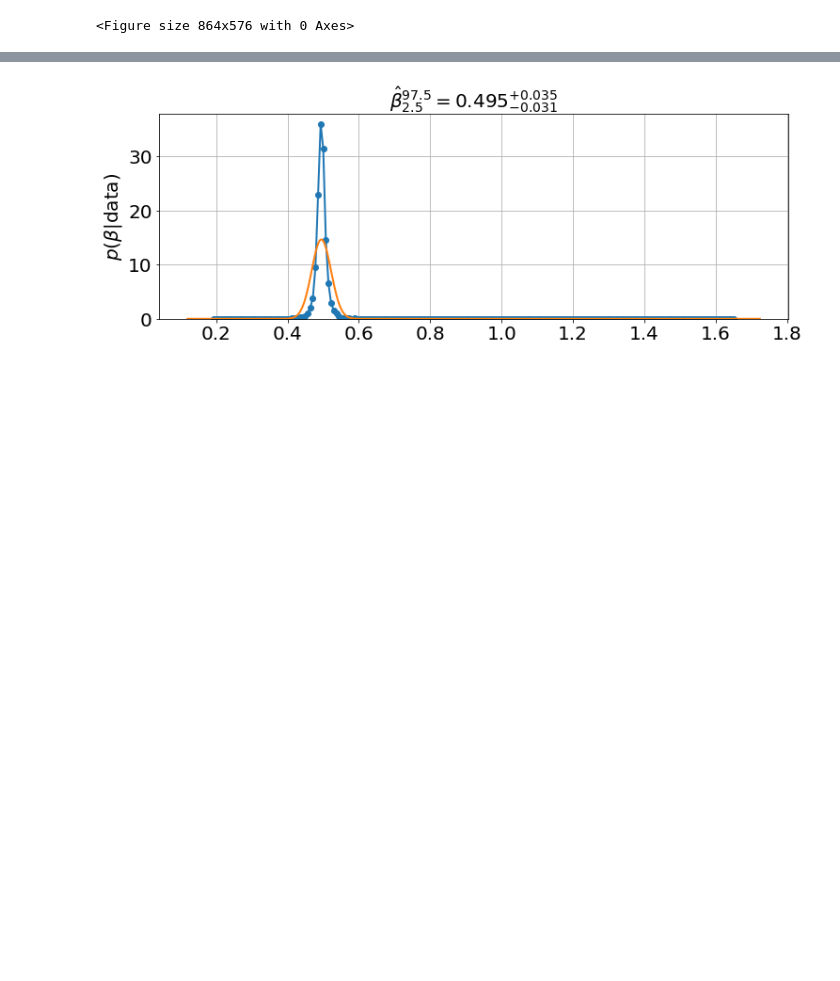
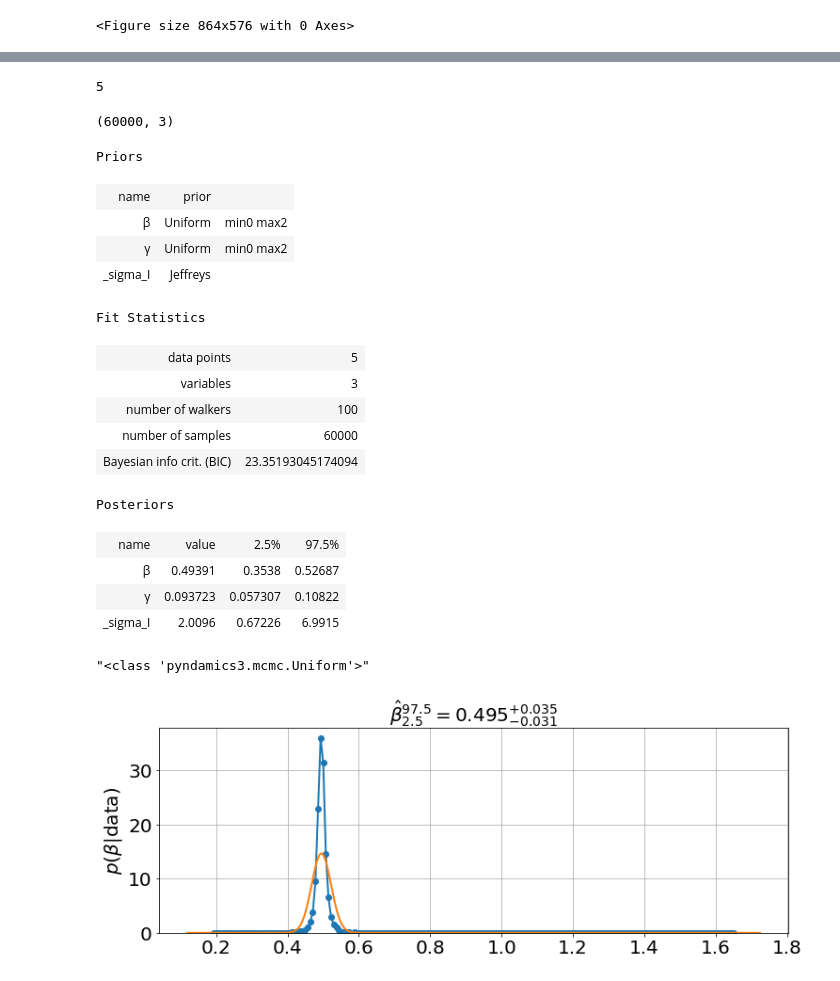
Before and after one commit to bblais/Computer-Programming-for-the-Sciences-Spring-2021, a Jupyter notebook: 2021-04-28 - Fitting SIR Model.ipynb, the cells around one changed output, grey strips where cells are left out. Saved outputs shown, nothing was run; the diff lists cells and outputs as text; code cells hidden in the pictures; blank space fills up the shorter version.

```diff
--- a/2021-04-28 - Fitting SIR Model.ipynb
+++ b/2021-04-28 - Fitting SIR Model.ipynb
@@ -63,0 +64,11 @@ Done.
+# %%
+def dicttable(D):
+    buf=[]
+    add=buf.append
+    add('<table>')
+
+    for key in D:
+        add('<tr><td><b>%s</b></td><td>%s</td></tr>' % (key,D[key]))
+
+    add('</table>')
+    return '\n'.join(buf)
@@ -63,0 +164,27 @@ Done.
+# %%
+sum([len(c.data['value']) for c in model.sim.components if c.data])
+# %% [output]
+5
+# %%
+model.samples.shape
+# %% [output]
+(60000, 3)
+# %%
+HTML(summary(model))
+# %% [output]
+Priors
+| name | prior |  |
+| β | Uniform | min0 max2 |
+| γ | Uniform | min0 max2 |
+| _sigma_I | Jeffreys |  |
+Fit Statistics
+| data points | 5 |
+| variables | 3 |
+| number of walkers | 100 |
+| number of samples | 60000 |
+| Bayesian info crit. (BIC) | 23.35193045174094 |
+Posteriors
+| name | value | 2.5% | 97.5% |
+| β | 0.49391 | 0.3538 | 0.52687 |
+| γ | 0.093723 | 0.057307 | 0.10822 |
+| _sigma_I | 2.0096 | 0.67226 | 6.9915 |
@@ -64,3 +195,7 @@ Done.
+# %%
+c.
+# %% [output]
+"<class 'pyndamics3.mcmc.Uniform'>"
 # %%
 model.plot_distributions()
 # %% [output]
```
Also changed, not shown: parts of 5 cells of this notebook, 5 other files.
